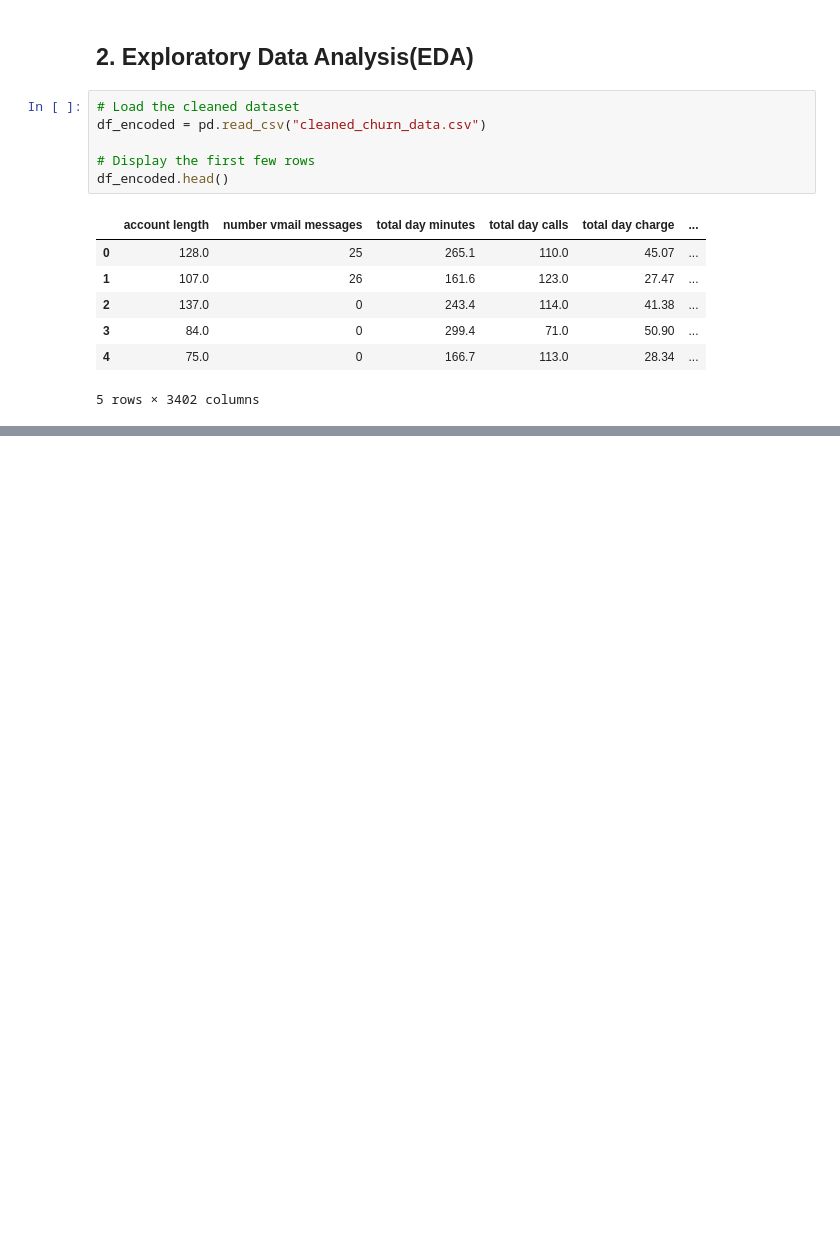
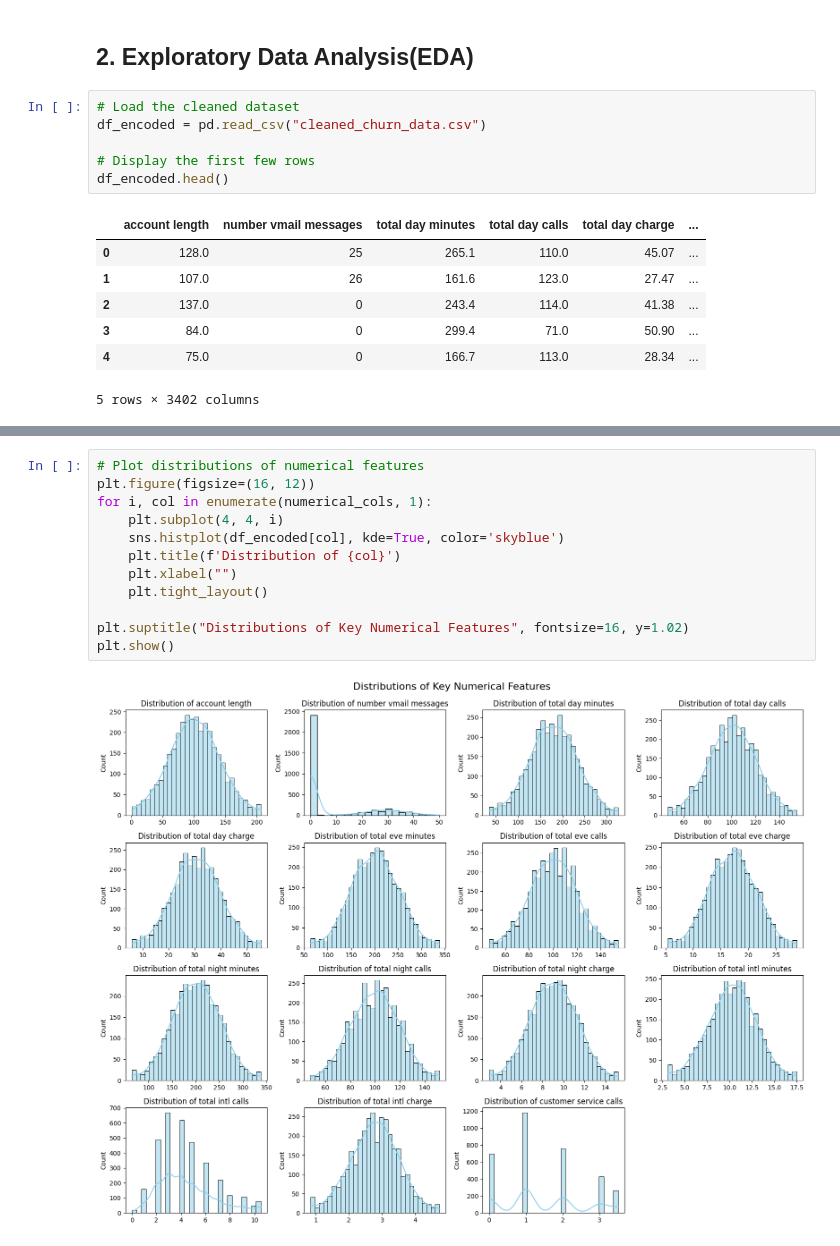
Before and after one commit to KabiraKabira7/customer_churn_modelling_phase_3_project, a Jupyter notebook: customer_churn_modeling_phase3.ipynb, the cells around one changed output, grey strips where cells are left out. Cells and saved outputs as stored; diff of their text form; blank space fills up the shorter version.

Commit message:
Plot distributions of numerical features

```diff
--- a/customer_churn_modeling_phase3.ipynb
+++ b/customer_churn_modeling_phase3.ipynb
@@ -313,0 +333,14 @@ df_encoded.head()
+# %%
+# Plot distributions of numerical features
+plt.figure(figsize=(16, 12))
+for i, col in enumerate(numerical_cols, 1):
+    plt.subplot(4, 4, i)
+    sns.histplot(df_encoded[col], kde=True, color='skyblue')
+    plt.title(f'Distribution of {col}')
+    plt.xlabel("")
+    plt.tight_layout()
+
+plt.suptitle("Distributions of Key Numerical Features", fontsize=16, y=1.02)
+plt.show()
+# %% [output]
+[figure, added]
```
Also changed, not shown: parts of 1 cell of this notebook.
